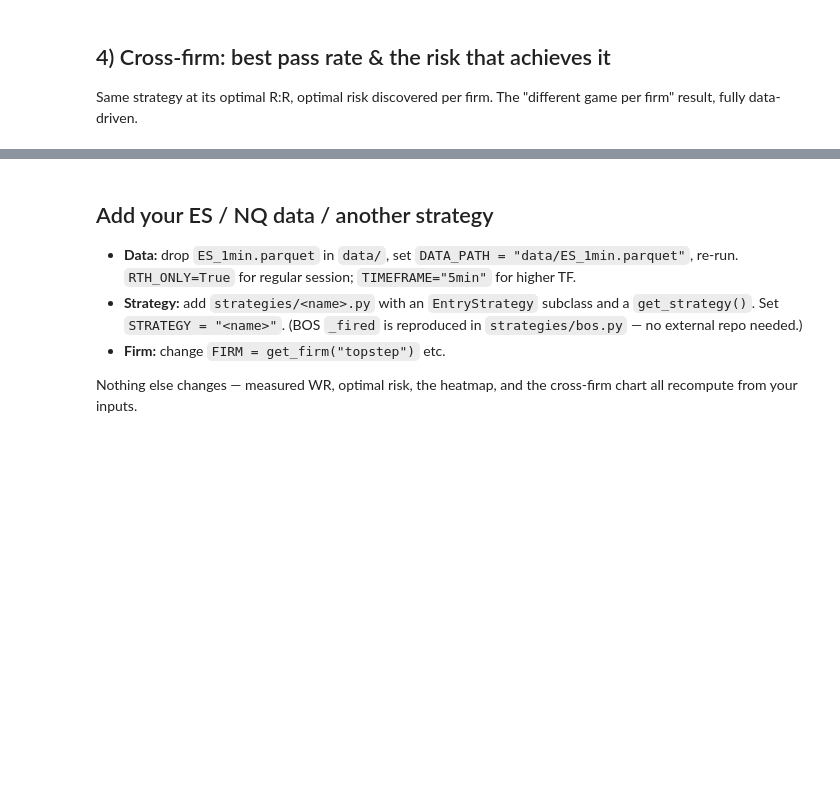
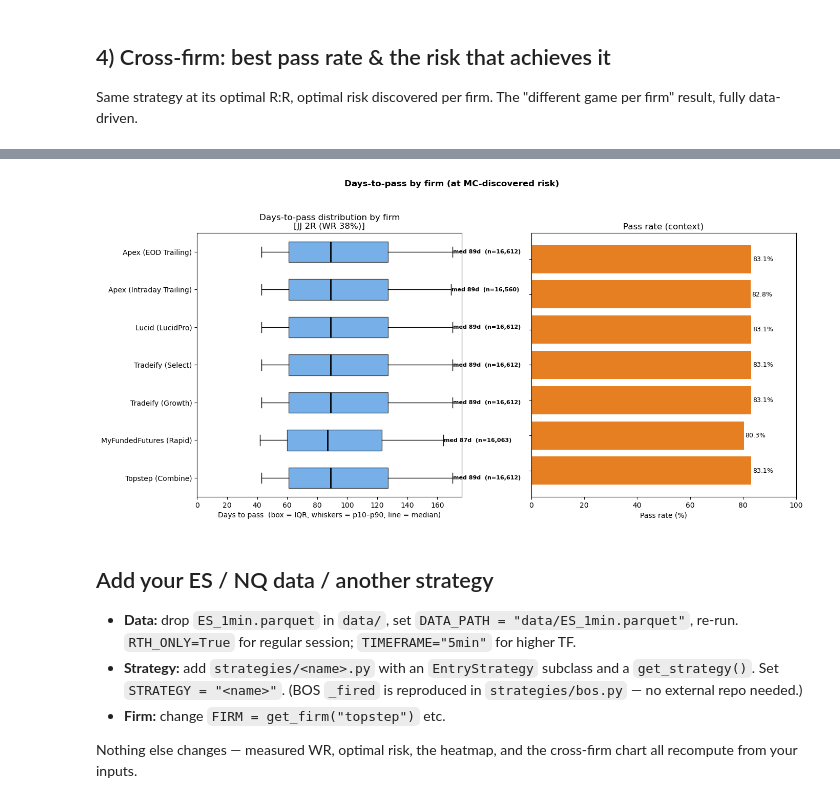
Before and after one commit to 2115hsun/Propfirm-Convex-Payoff-Analysis, a Jupyter notebook: Master Analysis/analysis_notebook_1.ipynb, the cells around one changed output, grey strips where cells are left out. Cells and saved outputs as stored; diff of their text form; code cells hidden in the pictures; blank space fills up the shorter version.

Commit message:
Added latest version of JJ script, fixed analysis notebook

```diff
--- a/Master Analysis/analysis_notebook_1.ipynb
+++ b/Master Analysis/analysis_notebook_1.ipynb
@@ -171,3 +215,13 @@ plt.show()
+# %%
+from Analysis import days_to_pass_by_firm
+results, fig, summary = days_to_pass_by_firm(
+    strat, get_firm,
+    ["apex_eod","apex_intraday","lucid","tradeify_select",
+     "tradeify_growth","mffu_rapid","topstep"],
+    risk_pcts=RISK_PCTS, n_paths=2500, max_trades=300, dist_paths=20000)
+plt.show()   # <-- parentheses
+# %% [output]
+[figure, added]
 # %% [markdown]
 ## Add your ES / NQ data / another strategy
 
```
Also changed, not shown: parts of 8 cells of this notebook, 4 other files.
